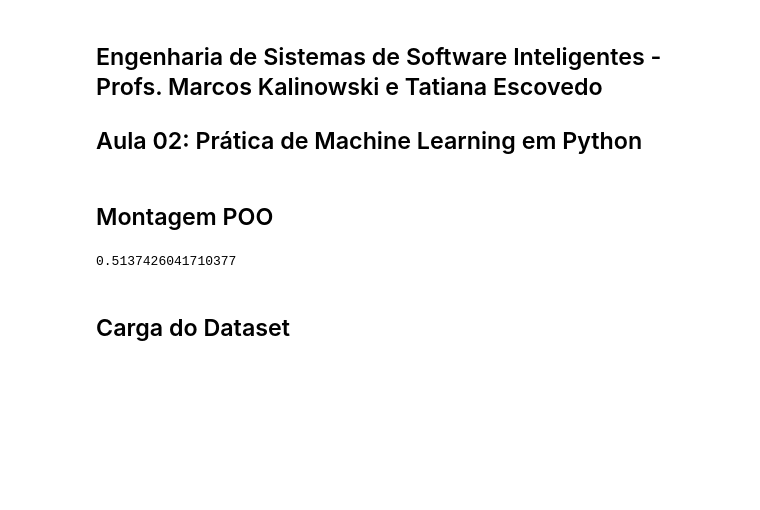
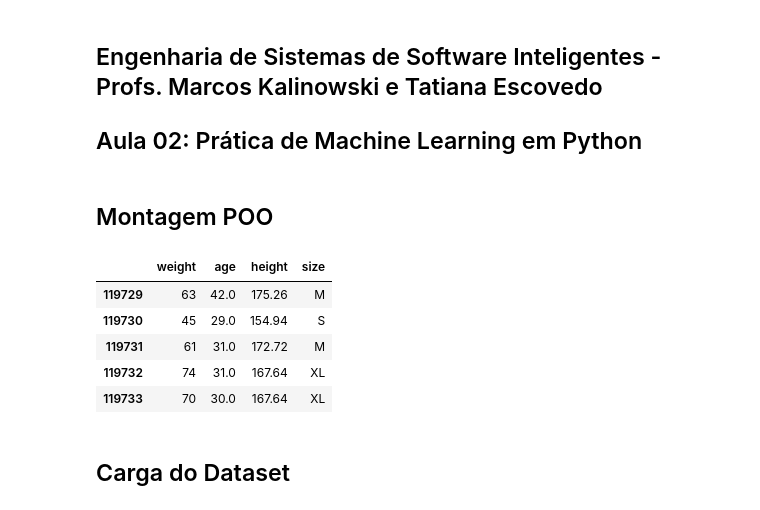
Before and after one commit to szalontai/PUC_Rio_MVP_sprint_04, a Jupyter notebook: MVP.ipynb, the cells around one changed output. Cells and saved outputs as stored; diff of their text form; code cells hidden in the pictures; blank space fills up the shorter version.

```diff
--- a/MVP.ipynb
+++ b/MVP.ipynb
@@ -103,37 +103,42 @@ class Avaliador:
 # from avaliador import Avaliador
 
 # Instanciação das Classes
 carregador = Carregador()
 pre_processador = PreProcessador()
 modelo = Modelo()
 avaliador = Avaliador()
 
 # Parâmetros
 url_dados = ('https://raw.githubusercontent.com/szalontai/PUC_Rio_MVP_sprint_04/develop/final_test.csv')
 atributos = ['vazio','weight', 'age','height', 'size']
 percentual_teste = 0.2
 
 # Código
 
 # Carga
 dataset = carregador.carregar_dados_2(url_dados)
 
 ds = dataset[["weight","age","height","size"]]
 
 ds.tail()
 
 df = ds.dropna(how='any')
 df.tail()
 
 
 # Pré-processamento
-X_train, X_test, Y_train, Y_test = pre_processador.pre_processar(df, percentual_teste)
+##X_train, X_test, Y_train, Y_test = pre_processador.pre_processar(df, percentual_teste)
 # Treinamento do modelo
-model = modelo.treinar_SVM(X_train, Y_train)
+##model = modelo.treinar_SVM(X_train, Y_train)
 # Impressão do resultado da avaliação
-print(avaliador.avaliar_acuracia(model, X_test, Y_test))
+##print(avaliador.avaliar_acuracia(model, X_test, Y_test))
 # %% [output]
-0.5137426041710377
+|  | weight | age | height | size |
+| 119729 | 63 | 42.0 | 175.26 | M |
+| 119730 | 45 | 29.0 | 154.94 | S |
+| 119731 | 61 | 31.0 | 172.72 | M |
+| 119732 | 74 | 31.0 | 167.64 | XL |
+| 119733 | 70 | 30.0 | 167.64 | XL |
 # %% [markdown]
 ## Carga do Dataset
 # %%
```
Also changed, not shown: parts of 8 cells of this notebook.
